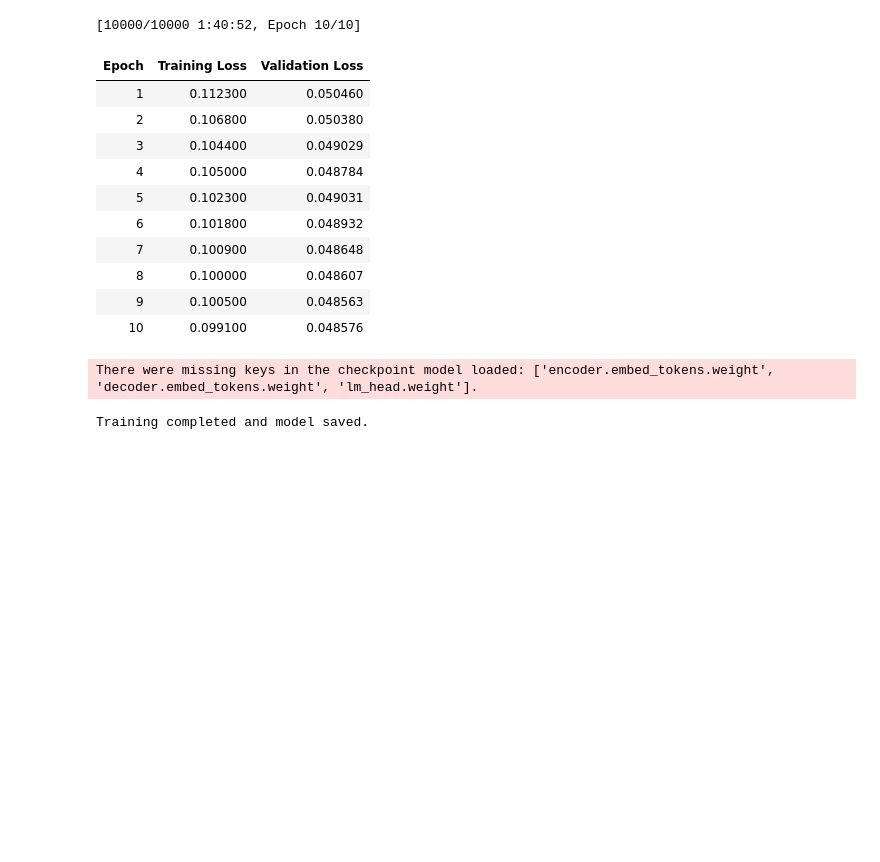
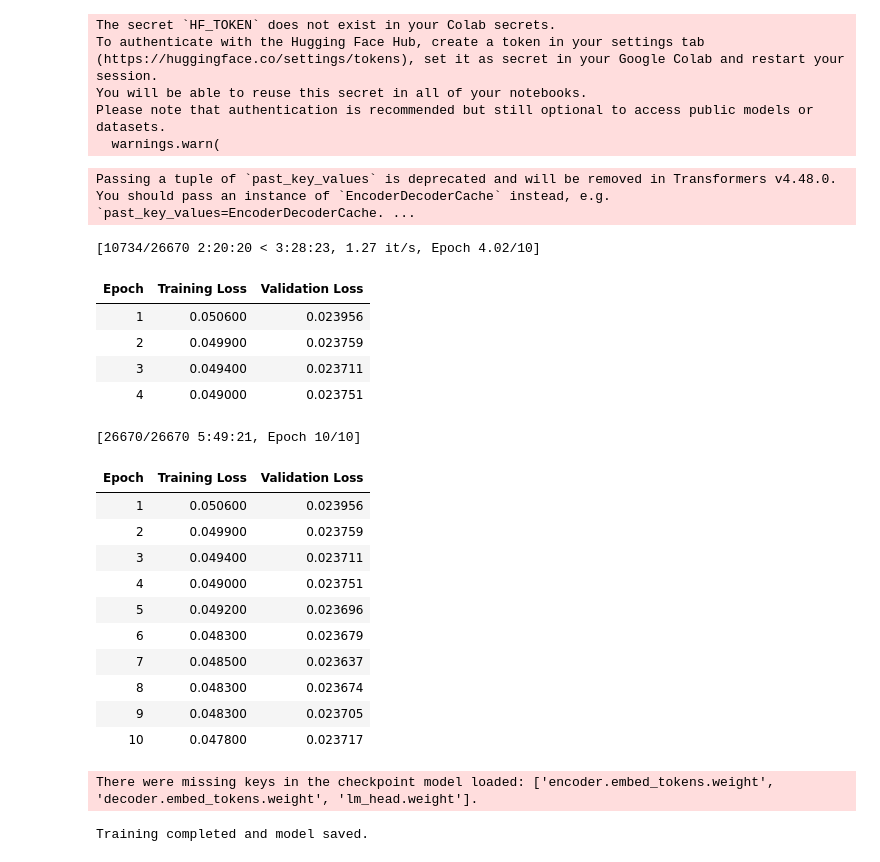
Before and after one commit to VishnuPrasad1998/Pre-Processing-Bias-Mitigation-Reddit, a Jupyter notebook: Prompt Tuning/PromptTuningNew.ipynb, the cells around one changed output. Drawn from its saved outputs; the diff is of its cells as text; code cells hidden in the pictures; blank space fills up the shorter version.

Commit message:
Update prompt tuning file

```diff
--- a/Prompt Tuning/PromptTuningNew.ipynb
+++ b/Prompt Tuning/PromptTuningNew.ipynb
@@ -31,8 +31,11 @@ import pandas as pd
 from sklearn.model_selection import train_test_split
 from transformers import EarlyStoppingCallback
 
+# New: PEFT import
+from peft import PromptTuningConfig, get_peft_model, TaskType
+
 # Load the CSV file
-data_file = '/content/unique_biased_unbiased_10000_fixed.csv'
+data_file = '/content/drive/MyDrive/PromptTraining-Data/biased_unbiased_dataset_40000.csv'
 data = pd.read_csv(data_file)
 
 # Prepare the dataset
@@ -66,6 +69,20 @@ model_name = "google-t5/t5-base"
 tokenizer = AutoTokenizer.from_pretrained(model_name)
 model = AutoModelForSeq2SeqLM.from_pretrained(model_name)
 
+# 🔄 Apply PEFT Prompt Tuning
+for param in model.parameters():
+    param.requires_grad = False
+
+peft_config = PromptTuningConfig(
+    task_type=TaskType.SEQ_2_SEQ_LM,
+    prompt_tuning_init="TEXT",
+    num_virtual_tokens=20,
+    tokenizer_name_or_path=model_name,
+    init_text="Rewrite the following sentence to remove bias:"
+)
+
+model = get_peft_model(model, peft_config)
+
 # Tokenization function
 def tokenize_function(batch):
     input_texts = ["Rewrite the following sentence to remove bias: " + text for text in batch["input_text"]]
@@ -83,57 +100,69 @@ training_args = TrainingArguments(
     output_dir="./t5_debias_model_v2",
     evaluation_strategy="epoch",
     learning_rate=1e-4,
-    per_device_train_batch_size=4,
+    per_device_train_batch_size=6,
     num_train_epochs=10,
     weight_decay=0.01,
     save_strategy="epoch",
     logging_dir="./logs",
     logging_steps=50,
     save_total_limit=2,
     gradient_accumulation_steps=2,
-    load_best_model_at_end=True,  # Add this line
-    metric_for_best_model="eval_loss",  # Use validation loss to determine the best model
-    greater_is_better=False,  # Lower eval_loss is better
+    load_best_model_at_end=True,
+    metric_for_best_model="eval_loss",
+    greater_is_better=False,
     report_to="none"
 )
 
 # Trainer
 trainer = Trainer(
     model=model,
     args=training_args,
     train_dataset=tokenized_datasets["train"],
     eval_dataset=tokenized_datasets["test"],
     tokenizer=tokenizer,
     callbacks=[EarlyStoppingCallback(early_stopping_patience=3)]
 )
 
 # Train the model
 trainer.train()
 
 model.save_pretrained("./t5_debias_model_v2")
 tokenizer.save_pretrained("./t5_debias_model_v2")
 
 drive_path2 = "/content/drive/MyDrive/Researchlab-Models-v2"
 # Save the trained model and tokenizer
 model.save_pretrained(drive_path2)
 tokenizer.save_pretrained(drive_path2)
 
 print("Training completed and model saved.")
 # %% [output]
-[10000/10000 1:40:52, Epoch 10/10]
+The secret `HF_TOKEN` does not exist in your Colab secrets.
+To authenticate with the Hugging Face Hub, create a token in your settings tab (https://huggingface.co/settings/tokens), set it as secret in your Google Colab and restart your session.
+You will be able to reuse this secret in all of your notebooks.
+Please note that authentication is recommended but still optional to access public models or datasets.
+  warnings.warn(
-| Epoch | Training Loss | Validation Loss |
-| 1 | 0.112300 | 0.050460 |
-| 2 | 0.106800 | 0.050380 |
-| 3 | 0.104400 | 0.049029 |
-| 4 | 0.105000 | 0.048784 |
-| 5 | 0.102300 | 0.049031 |
-| 6 | 0.101800 | 0.048932 |
-| 7 | 0.100900 | 0.048648 |
-| 8 | 0.100000 | 0.048607 |
-| 9 | 0.100500 | 0.048563 |
-| 10 | 0.099100 | 0.048576 |
-There were missing keys in the checkpoint model loaded: ['encoder.embed_tokens.weight', 'decoder.embed_tokens.weight', 'lm_head.weight'].
+Passing a tuple of `past_key_values` is deprecated and will be removed in Transformers v4.48.0. You should pass an instance of `EncoderDecoderCache` instead, e.g. `past_key_values=EncoderDecoderCache. ...
-Training completed and model saved.
+[10734/26670 2:20:20 < 3:28:23, 1.27 it/s, Epoch 4.02/10]
+| Epoch | Training Loss | Validation Loss |
+| 1 | 0.050600 | 0.023956 |
+| 2 | 0.049900 | 0.023759 |
+| 3 | 0.049400 | 0.023711 |
+| 4 | 0.049000 | 0.023751 |
+[26670/26670 5:49:21, Epoch 10/10]
+| Epoch | Training Loss | Validation Loss |
+| 1 | 0.050600 | 0.023956 |
+| 2 | 0.049900 | 0.023759 |
+| 3 | 0.049400 | 0.023711 |
+| 4 | 0.049000 | 0.023751 |
+| 5 | 0.049200 | 0.023696 |
+| 6 | 0.048300 | 0.023679 |
+| 7 | 0.048500 | 0.023637 |
+| 8 | 0.048300 | 0.023674 |
+| 9 | 0.048300 | 0.023705 |
+| 10 | 0.047800 | 0.023717 |
+There were missing keys in the checkpoint model loaded: ['encoder.embed_tokens.weight', 'decoder.embed_tokens.weight', 'lm_head.weight'].
+Training completed and model saved.
 # %%
 import torch
 from transformers import AutoTokenizer, AutoModelForSeq2SeqLM
```
Also changed, not shown: parts of 10 cells of this notebook.
